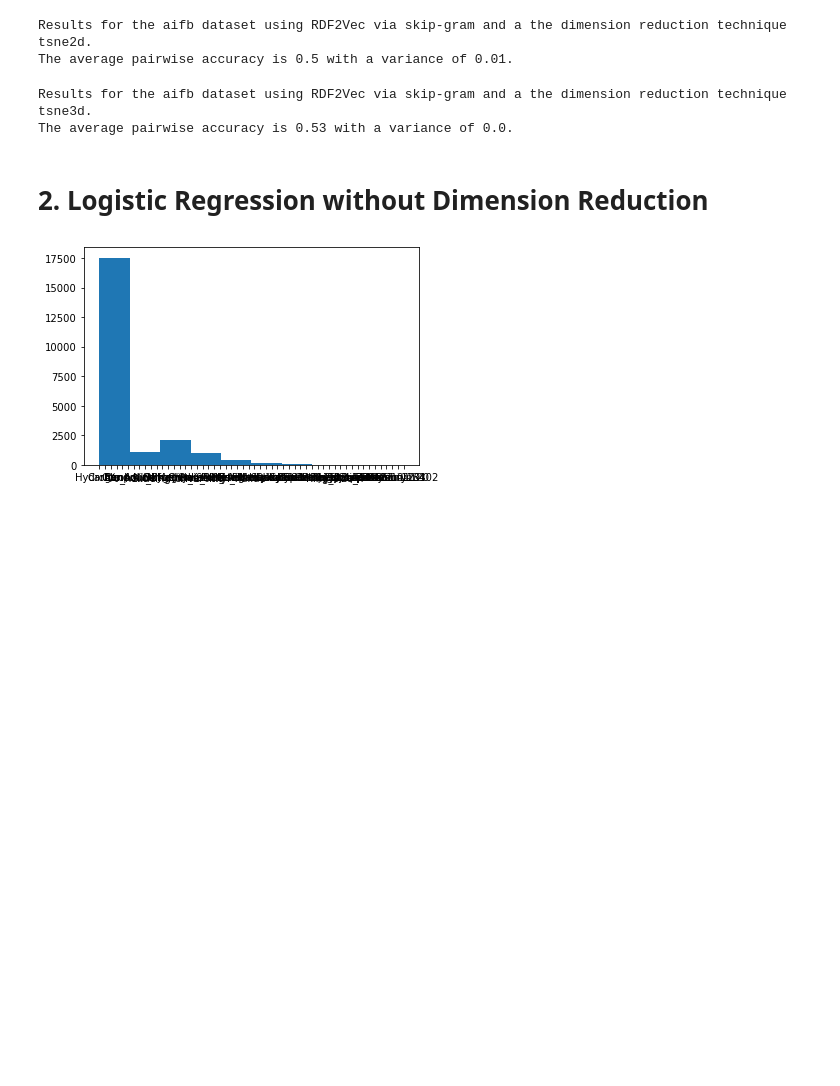
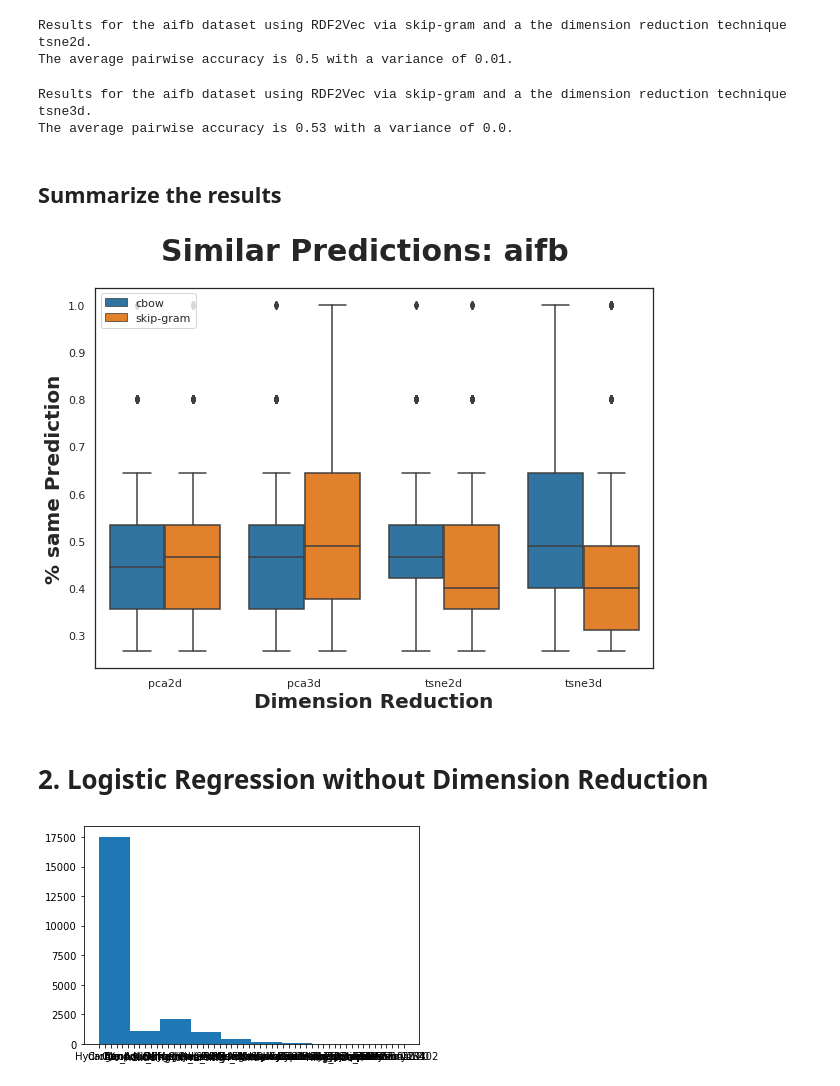
Before and after one commit to MikeLasz/robustness_rdf2vec, a Jupyter notebook: code/prediction_class.ipynb, the cells around one changed output. Saved outputs shown, nothing was run; the diff lists cells and outputs as text; code cells hidden in the pictures; blank space fills up the shorter version.

Commit message:
added boxplots regarding the predictive power

```diff
--- a/code/prediction_class.ipynb
+++ b/code/prediction_class.ipynb
@@ -14,7 +15,7 @@ from collections import Counter
 # %% [markdown]
 # 1. Get the entitites and corresponding classes
 # %%
-data = "mutag"
+data = "aifb"
 if data == "aifb":
     kg = KG(location="../data/aifbfixed_complete.n3", file_type="n3")
 elif data == "bgs":
@@ -273,3 +274,5 @@ compare_pred(data, "tsne3d", "skip-gram")
 # %% [output]
 Results for the aifb dataset using RDF2Vec via skip-gram and a the dimension reduction technique tsne3d.
 The average pairwise accuracy is 0.53 with a variance of 0.0.
+# %% [markdown]
+## Summarize the results
@@ -275,0 +334,16 @@ The average pairwise accuracy is 0.53 with a variance of 0.0.
+# %%
+results = summary(data)
+
+fig, ax = plt.subplots()
+sns.set_style("white")
+color = sns.color_palette("tab10")
+ax = sns.boxplot(x="dim_red", y="accuracy", hue="method", data=results, palette="tab10")
+#ax.set_title("Pairwise similarities: " + data, fonzsize=30)
+ax.set_xlabel("Dimension Reduction", fontsize=20, weight="bold")
+ax.set_ylabel("% same Prediction", fontsize=20, weight="bold")
+fig.suptitle("Similar Predictions: " + data, fontsize=30, weight="bold")
+plt.legend(loc='upper left')
+fig.savefig("embeddings/" + data + "/boxplot_prediction.pdf")
+plt.show()
+# %% [output]
+[figure, added]
```
Also changed, not shown: parts of 5 cells of this notebook, 5 other files.
